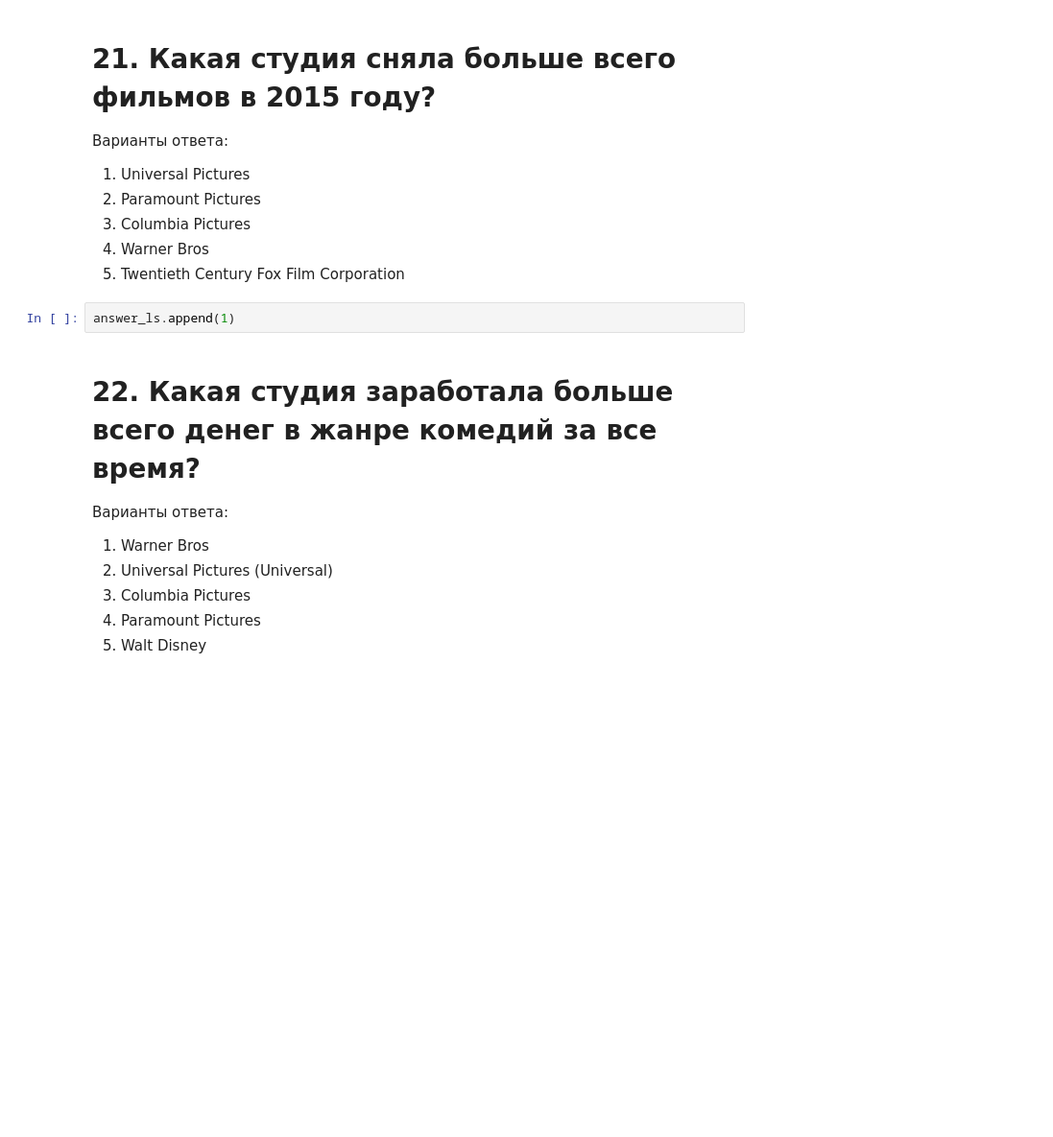
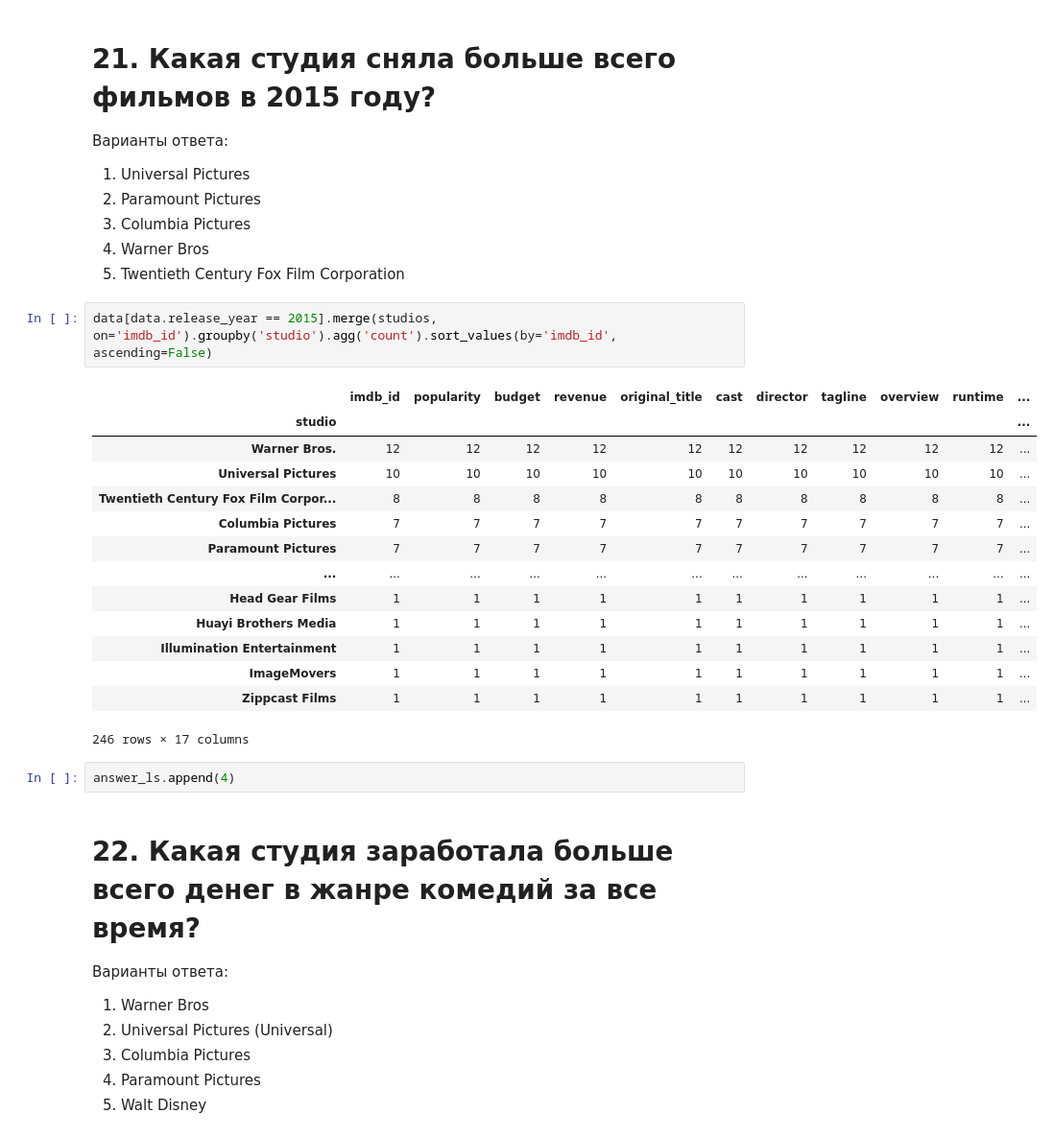
Before and after one commit to ekr11/skillfactory_rds, a Jupyter notebook: project_1/[SF-DST] Movies IMBD v3.0.ipynb, the cells around one changed output. Shown: that part at 96% size. Saved outputs shown, nothing was run; the diff lists cells and outputs as text; blank space fills up the shorter version.

```diff
--- a/project_1/[SF-DST] Movies IMBD v3.0.ipynb
+++ b/project_1/[SF-DST] Movies IMBD v3.0.ipynb
@@ -436,8 +436,25 @@ answer_ls.append(1)
 3. Columbia Pictures
 4. Warner Bros
 5. Twentieth Century Fox Film Corporation
+# %%
+data[data.release_year == 2015].merge(studios, on='imdb_id').groupby('studio').agg('count').sort_values(by='imdb_id', ascending=False)
+# %% [output]
+|  | imdb_id | popularity | budget | revenue | original_title | cast | director | tagline | overview | runtime | ... |
+| studio |  |  |  |  |  |  |  |  |  |  | ... |
+| Warner Bros. | 12 | 12 | 12 | 12 | 12 | 12 | 12 | 12 | 12 | 12 | ... |
+| Universal Pictures | 10 | 10 | 10 | 10 | 10 | 10 | 10 | 10 | 10 | 10 | ... |
+| Twentieth Century Fox Film Corpor... | 8 | 8 | 8 | 8 | 8 | 8 | 8 | 8 | 8 | 8 | ... |
+| Columbia Pictures | 7 | 7 | 7 | 7 | 7 | 7 | 7 | 7 | 7 | 7 | ... |
+| Paramount Pictures | 7 | 7 | 7 | 7 | 7 | 7 | 7 | 7 | 7 | 7 | ... |
+| ... | ... | ... | ... | ... | ... | ... | ... | ... | ... | ... | ... |
+| Head Gear Films | 1 | 1 | 1 | 1 | 1 | 1 | 1 | 1 | 1 | 1 | ... |
+| Huayi Brothers Media | 1 | 1 | 1 | 1 | 1 | 1 | 1 | 1 | 1 | 1 | ... |
+| Illumination Entertainment | 1 | 1 | 1 | 1 | 1 | 1 | 1 | 1 | 1 | 1 | ... |
+| ImageMovers | 1 | 1 | 1 | 1 | 1 | 1 | 1 | 1 | 1 | 1 | ... |
+| Zippcast Films | 1 | 1 | 1 | 1 | 1 | 1 | 1 | 1 | 1 | 1 | ... |
+246 rows × 17 columns
 # %%
-answer_ls.append(1)
+answer_ls.append(4)
 # %% [markdown]
 # 22. Какая студия заработала больше всего денег в жанре комедий за все время?
 Варианты ответа:
```
Also changed, not shown: parts of 13 cells of this notebook.
